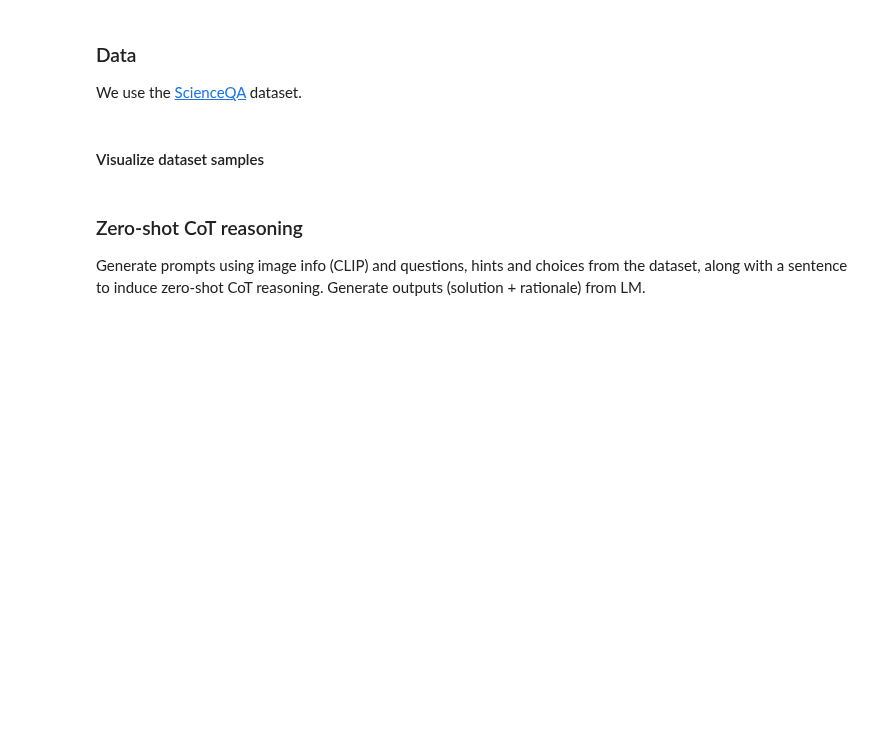
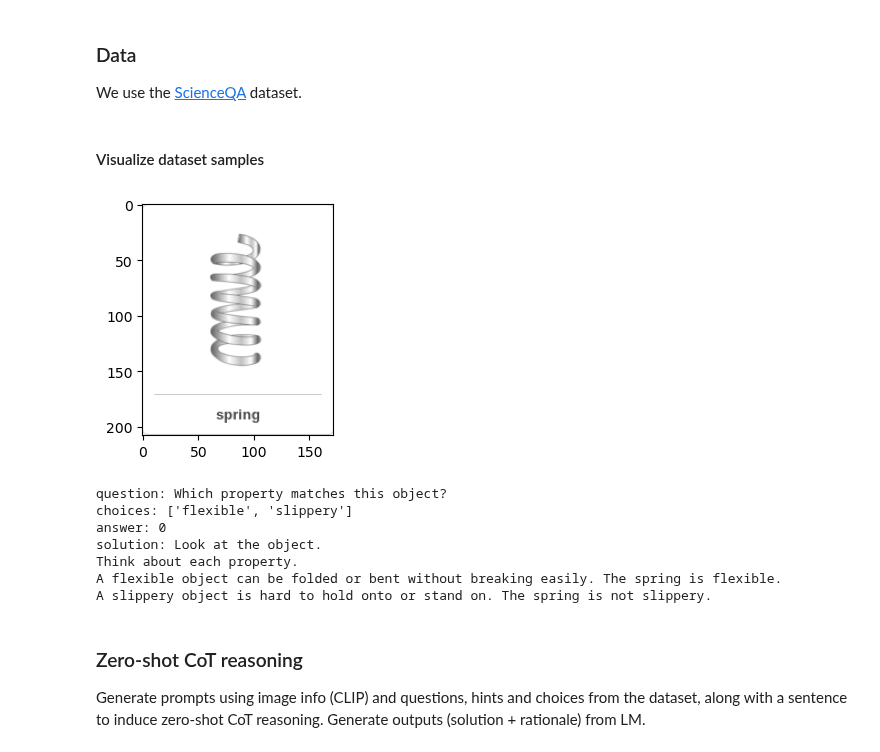
Before and after one commit to milenakapralova/socraticmodels, a Jupyter notebook: notebooks/socratic_mm_reasoning-Copy1.ipynb, the cells around one changed output. Drawn from its saved outputs; the diff is of its cells as text; code cells hidden in the pictures; blank space fills up the shorter version.

```diff
--- a/notebooks/socratic_mm_reasoning-Copy1.ipynb
+++ b/notebooks/socratic_mm_reasoning-Copy1.ipynb
@@ -42,0 +31,3 @@ Found cached dataset parquet (/Users/ryanamaudruz/.cache/huggingface/datasets/de
+# %%
+# Instantiate the multimodal reasoner class.
+mm_reasoner = MmReasoner()
@@ -50,11 +47,20 @@ We use the [ScienceQA](https://scienceqa.github.io/) dataset.
 # %%
 # select & viz sample
 sample_idx = 142
-sample = image_captioner.science_qa_dataset[sample_idx]
+sample = mm_reasoner.science_qa_dataset[sample_idx]
 plt.figure(figsize=(3, 3))
 plt.imshow(sample['image'])
 plt.show()
 print(f'question: {sample["question"]}\nchoices: {sample["choices"]}\nanswer: {sample["answer"]}\nsolution: {sample["solution"]}')
+# %% [output]
+[figure, added]
+question: Which property matches this object?
+choices: ['flexible', 'slippery']
+answer: 0
+solution: Look at the object.
+Think about each property.
+A flexible object can be folded or bent without breaking easily. The spring is flexible.
+A slippery object is hard to hold onto or stand on. The spring is not slippery.
 # %% [markdown]
 ### Zero-shot CoT reasoning
 Generate prompts using image info (CLIP) and questions, hints and choices from the dataset, along with a sentence to induce zero-shot CoT reasoning. Generate outputs (solution + rationale) from LM.
```
Also changed, not shown: parts of 15 cells of this notebook, 2 other files.
